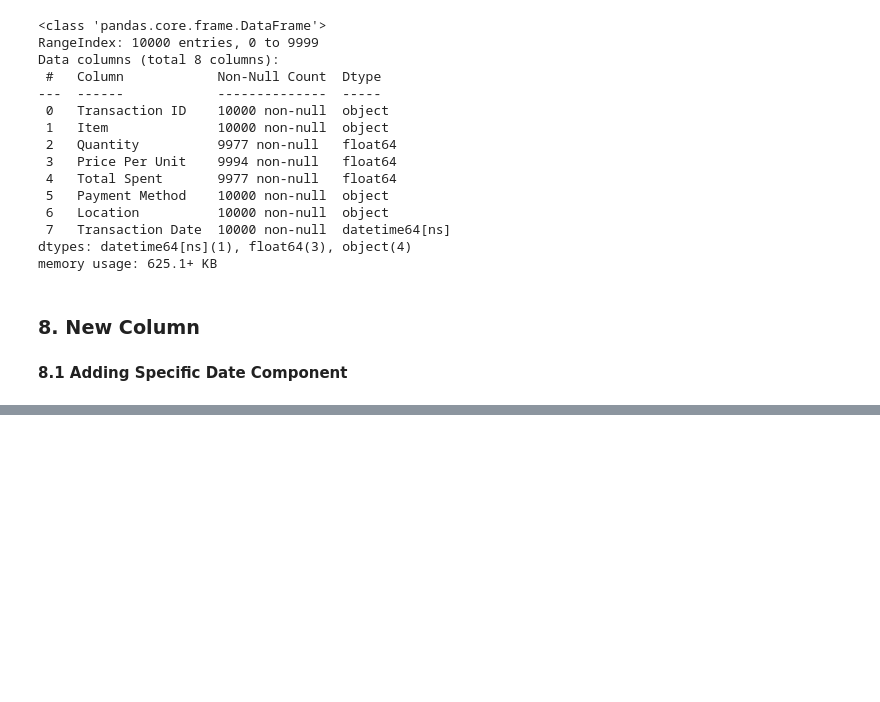
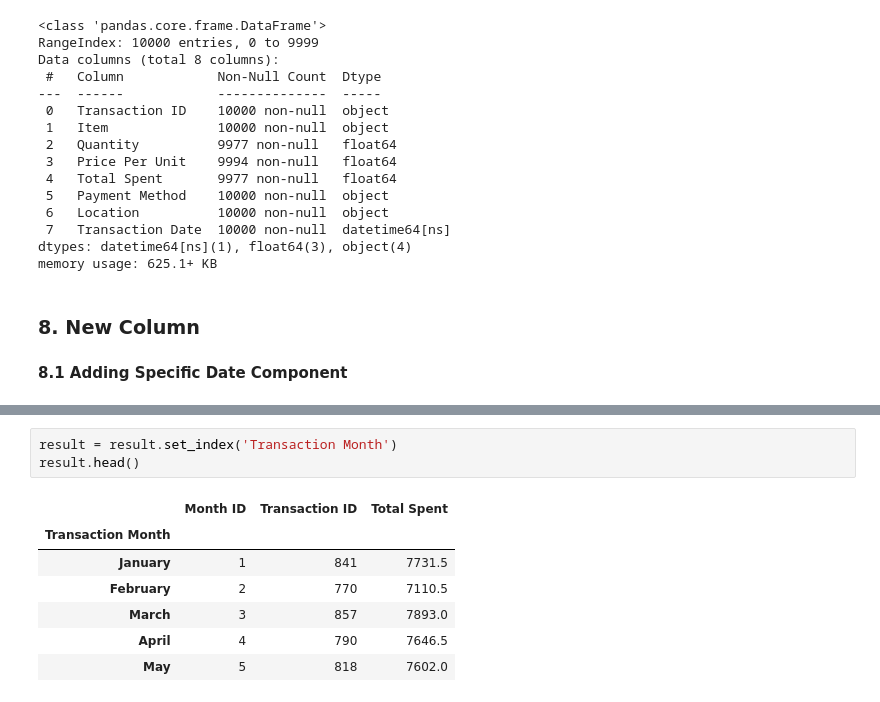
Before and after one commit to jeeenss/Data-Analysis-with-Python, a Jupyter notebook: Cafe_Sales/cafe_sales_analysis.ipynb, the cells around one changed output, grey strips where cells are left out. Drawn from its saved outputs; the diff is of its cells as text; blank space fills up the shorter version.

```diff
--- a/Cafe_Sales/cafe_sales_analysis.ipynb
+++ b/Cafe_Sales/cafe_sales_analysis.ipynb
@@ -936,0 +981,11 @@ df.head()
+# %%
+result = result.set_index('Transaction Month')
+result.head()
+# %% [output]
+|  | Month ID | Transaction ID | Total Spent |
+| Transaction Month |  |  |  |
+| January | 1 | 841 | 7731.5 |
+| February | 2 | 770 | 7110.5 |
+| March | 3 | 857 | 7893.0 |
+| April | 4 | 790 | 7646.5 |
+| May | 5 | 818 | 7602.0 |
```
Also changed, not shown: parts of 7 cells of this notebook.
